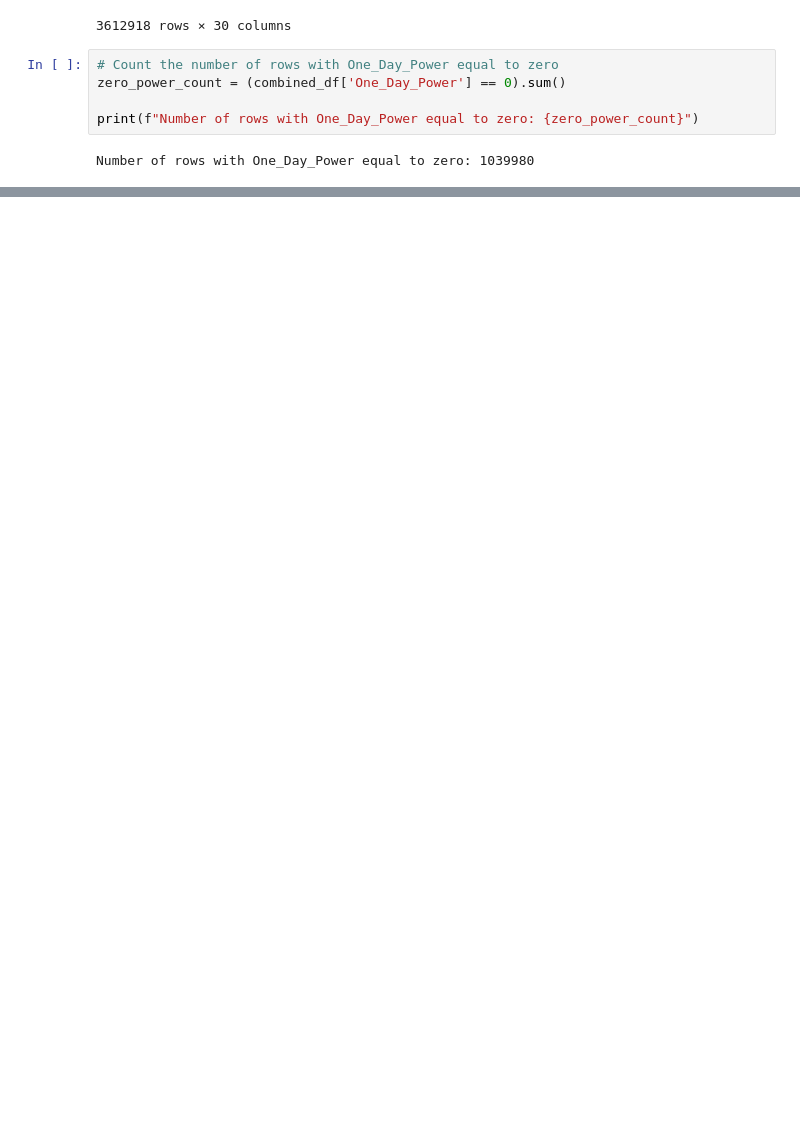
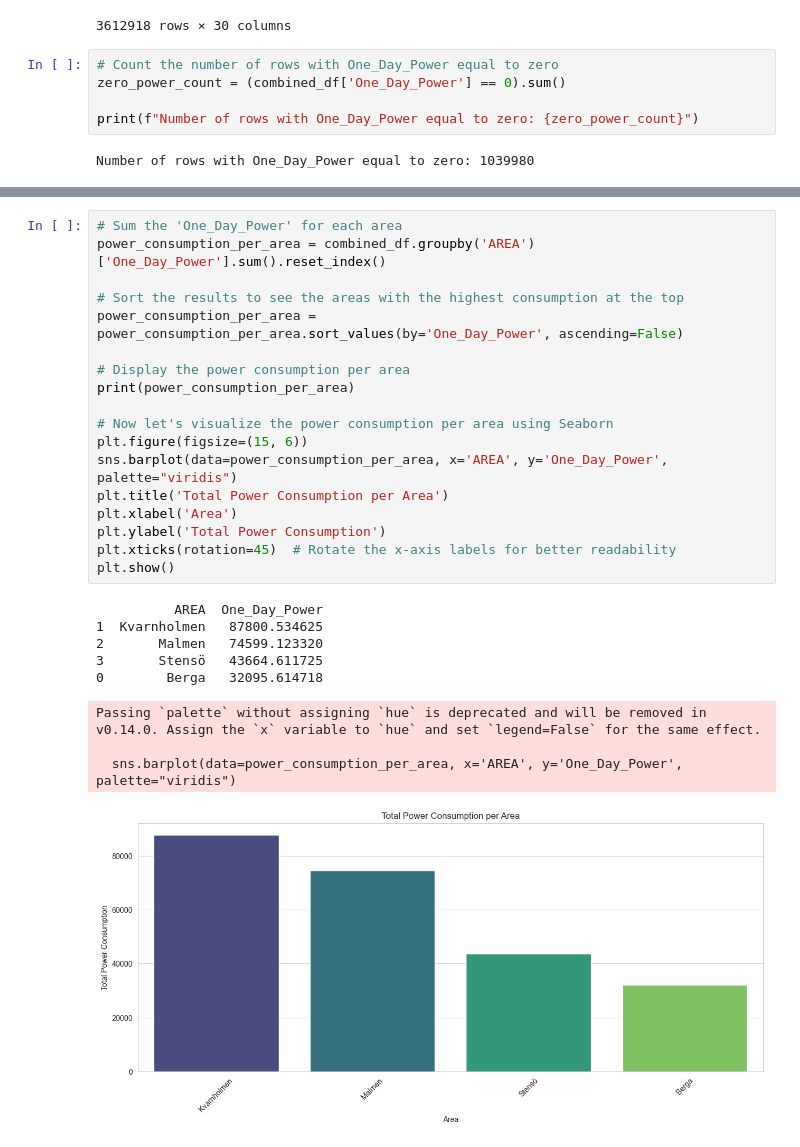
Before and after one commit to iot-lnu/Research-KalmarEnergy, a Jupyter notebook: New Dataset/KE_PCA.ipynb, the cells around one changed output, grey strips where cells are left out. Saved outputs shown, nothing was run; the diff lists cells and outputs as text; blank space fills up the shorter version.

```diff
--- a/New Dataset/KE_PCA.ipynb
+++ b/New Dataset/KE_PCA.ipynb
@@ -722,0 +747,28 @@ Number of rows with One_Day_Power equal to zero: 1039980
+# %%
+# Sum the 'One_Day_Power' for each area
+power_consumption_per_area = combined_df.groupby('AREA')['One_Day_Power'].sum().reset_index()
+
+# Sort the results to see the areas with the highest consumption at the top
+power_consumption_per_area = power_consumption_per_area.sort_values(by='One_Day_Power', ascending=False)
+
+# Display the power consumption per area
+print(power_consumption_per_area)
+
+# Now let's visualize the power consumption per area using Seaborn
+plt.figure(figsize=(15, 6))
+sns.barplot(data=power_consumption_per_area, x='AREA', y='One_Day_Power', palette="viridis")
+plt.title('Total Power Consumption per Area')
+plt.xlabel('Area')
+plt.ylabel('Total Power Consumption')
+plt.xticks(rotation=45)  # Rotate the x-axis labels for better readability
+plt.show()
+# %% [output]
+          AREA  One_Day_Power
+1  Kvarnholmen   87800.534625
+2       Malmen   74599.123320
+3       Stensö   43664.611725
+0        Berga   32095.614718
+Passing `palette` without assigning `hue` is deprecated and will be removed in v0.14.0. Assign the `x` variable to `hue` and set `legend=False` for the same effect.
+
+  sns.barplot(data=power_consumption_per_area, x='AREA', y='One_Day_Power', palette="viridis")
+[figure, added]
```
Also changed, not shown: parts of 29 cells of this notebook.
